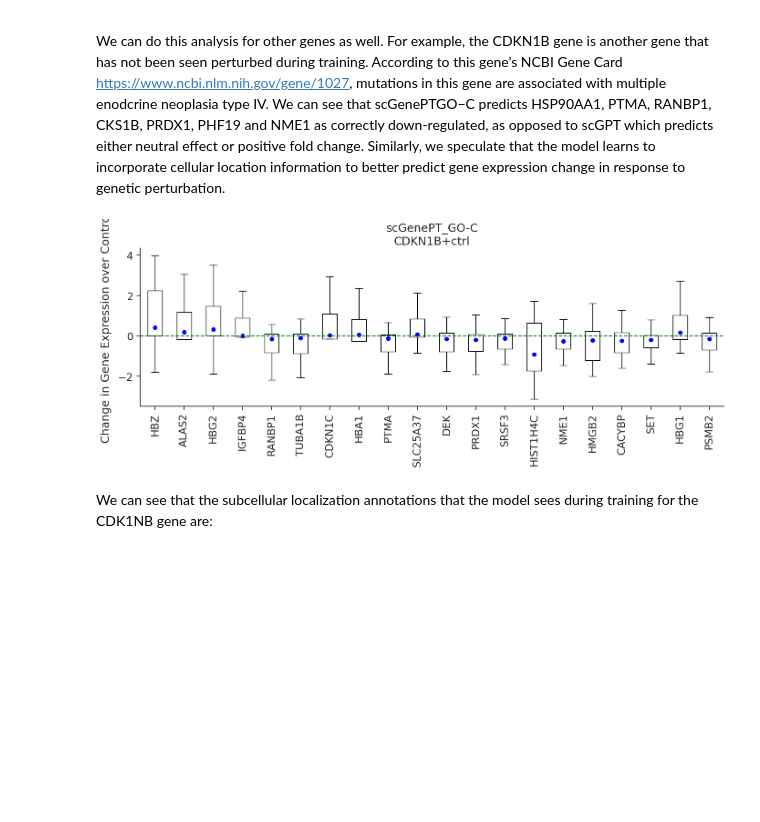
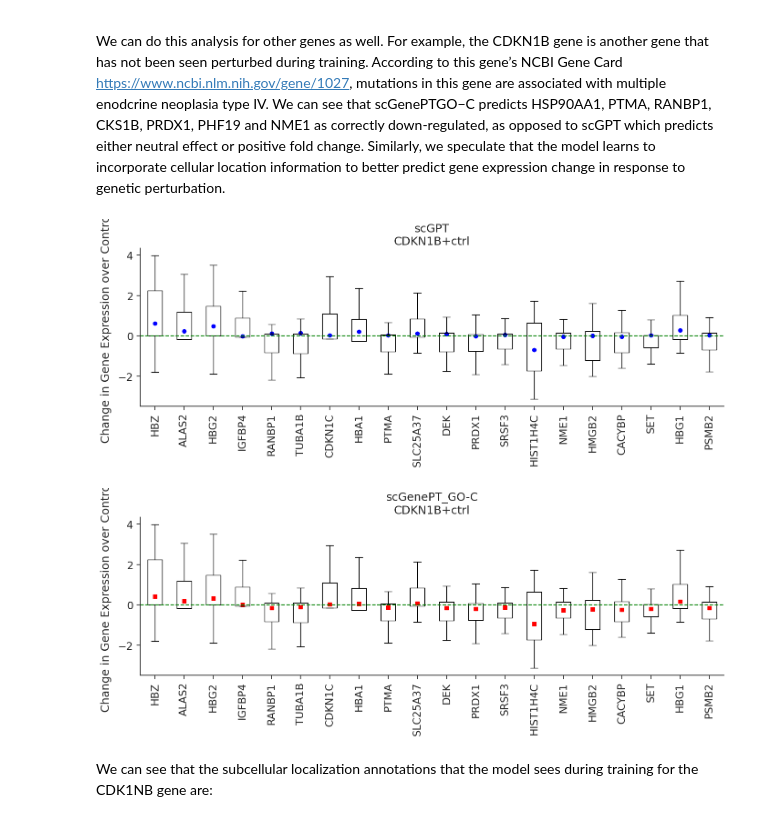
Before and after one commit to gaurang-mahajan/scGenePT-modified, a Jupyter notebook: tutorials/scgenept_tutorial.ipynb, the cells around one changed output. Saved outputs shown, nothing was run; the diff lists cells and outputs as text; code cells hidden in the pictures; blank space fills up the shorter version.

```diff
--- a/tutorials/scgenept_tutorial.ipynb
+++ b/tutorials/scgenept_tutorial.ipynb
@@ -243,7 +255,8 @@ print(f'Using device {device}')
 
 # Mapping from model name to the name of the model file model weights are saved
 # Note that if you want to experiment with only one or a couple of models only, not all models need to be downloaded
-model_name2model_variation = {'scgenept_ncbi+uniprot_gpt' : 'best_model_gpt3.5_ada_rnd_seed_42.pt',
+model_name2model_variation = {'scgpt' : 'best_model_seed_42.pt',
+                    'scgenept_ncbi+uniprot_gpt' : 'best_model_gpt3.5_ada_rnd_seed_42.pt',
                     'scgenept_go_c_gpt_concat' : 'best_model_gpt3.5_ada_rnd_seed_42_concat.pt'}
 
 # To load all the models, uncomment this code and download the specific models from the GDrive link above
@@ -256,7 +269,7 @@ model_name2model_variation = {'scgenept_ncbi+uniprot_gpt' : 'best_model_gpt3.5_a
 #                     'scgenept_go_all_gpt_concat' : 'best_model_gpt3.5_ada_rnd_seed_42_concat.pt'}
 
 # Names of the scGenePT models to load. Note that these have to match the keys in the model_name2model_variation dict
-models = ['scgenept_go_c_gpt_concat', 'scgenept_ncbi+uniprot_gpt']
+models = ['scgpt', 'scgenept_go_c_gpt_concat', 'scgenept_ncbi+uniprot_gpt']
 # models = ['scgpt',  'scgenept_go_c_gpt_concat', 'scgenept_go_p_gpt_concat', 'scgenept_go_f_gpt_concat', 'scgenept_go_all_gpt_concat', 'scgenept_ncbi_gpt', 'scgenept_ncbi+uniprot_gpt']
 trained_models = {}
 
@@ -388,10 +400,10 @@ combo_seen0
 Then we can start exploring prediction on some of these perturbation categories. In the example below, we compare the perturbation prediction responses of scGPT and scGenePT_GO-C - scGPT + GO Cellular Components Annotations by perturbing the POU2F2 gene. Note that this gene has not been seen perturbed during training by the model. We do this by sampling n = 300 random controls from the training dataset and taking the mean of the average prediction for each control. According to NCBI Gene Card https://www.ncbi.nlm.nih.gov/gene/5454, overexpression of the protein encoded by POU3F2 is associated with an increase in the proliferation of melanoma cells. We can see that the genes FABP5, HSP90AB1, PRDX1, NPM1, TMSB10, PTMA are all better predicted as having a negative fold change over control by scGenePTGO−C, compared to scGPT which predicts a non-significant effect.
 # %%
 pert = 'POU3F2+ctrl'
-colors = ['fuchsia']
-marker_types = [ 'o','s', 'x']
-models_to_predict = ['scgenept_go_c_gpt_concat']
+colors = ['blue', 'fuchsia']
+marker_types = [ 'o','s']
+models_to_predict = ['scgpt', 'scgenept_go_c_gpt_concat']
 
-for model, color, marker_type, title  in zip(models_to_predict, colors, marker_types, ['scGenePT_GO-C']):
+for model, color, marker_type, title  in zip(models_to_predict, colors, marker_types, ['scGPT', 'scGenePT_GO-C']):
     plot_perturbation(trained_models[model], pert, model, color, marker_type, title, amp = True, pool_size=300)
 # %% [output]
@@ -425,14 +438,15 @@ By adding the GO Cellular Component annotations, the model learns that this gene
 We can do this analysis for other genes as well. For example, the CDKN1B gene is another gene that has not been seen perturbed during training. According to this gene’s NCBI Gene Card https://www.ncbi.nlm.nih.gov/gene/1027, mutations in this gene are associated with multiple enodcrine neoplasia type IV. We can see that scGenePTGO−C predicts HSP90AA1, PTMA, RANBP1, CKS1B, PRDX1, PHF19 and NME1 as correctly down-regulated, as opposed to scGPT which predicts either neutral effect or positive fold change. Similarly, we speculate that the model learns to incorporate cellular location information to better predict gene expression change in response to genetic perturbation.
 # %%
 pert = 'CDKN1B+ctrl'
-colors = ['blue']
+colors = ['blue', 'red']
 marker_types = [ 'o','s']
-models_to_predict = ['scgenept_go_c_gpt_concat']
+models_to_predict = ['scgpt', 'scgenept_go_c_gpt_concat']
 
-for model, color, marker_type, title  in zip(models_to_predict, colors, marker_types, ['scGenePT_GO-C']):
+for model, color, marker_type, title  in zip(models_to_predict, colors, marker_types, ['scGPT', 'scGenePT_GO-C']):
     plot_perturbation(trained_models[model], pert, model, color, marker_type, title, amp = True, pool_size=300)
 # %% [output]
-[figure, old version]
+[figure, new version]
+[figure, added]
 # %% [markdown]
 We can see that the subcellular localization annotations that the model sees during training for the CDK1NB gene are:
 # %%
```
Also changed, not shown: parts of 15 cells of this notebook.
